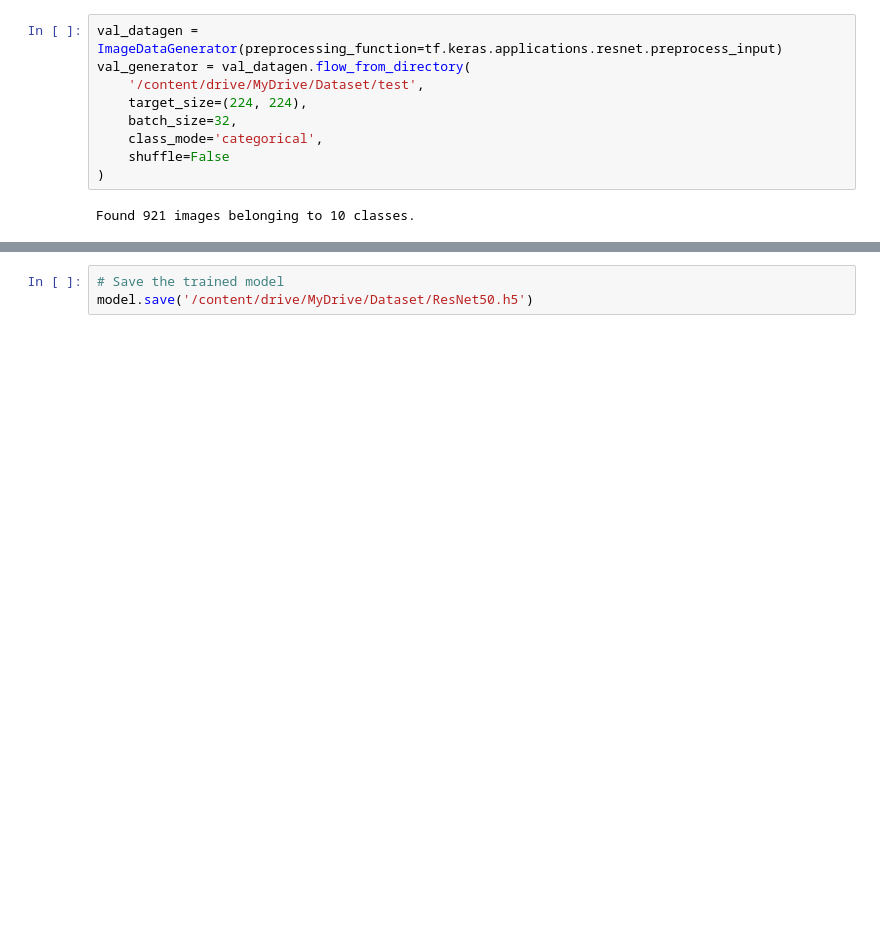
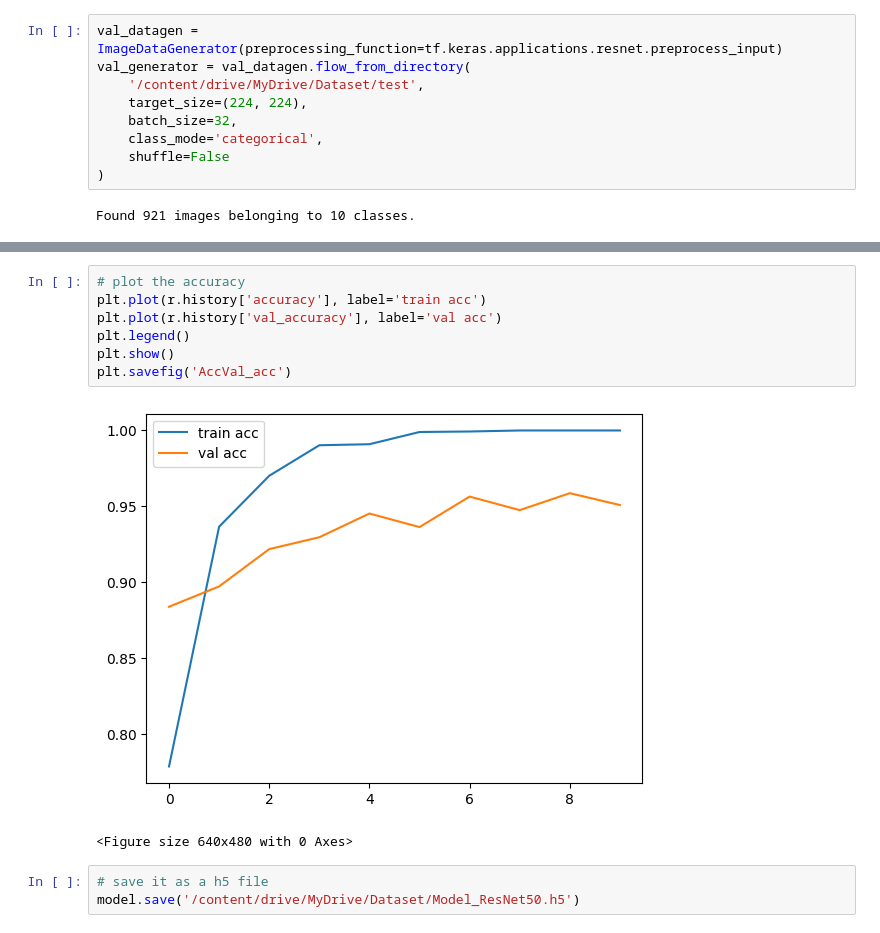
Before and after one commit to anaghapk2000/Python-Learning-Assignments, a Jupyter notebook: ResNet50.ipynb, the cells around one changed output, grey strips where cells are left out. Saved outputs shown, nothing was run; the diff lists cells and outputs as text; blank space fills up the shorter version.

```diff
--- a/ResNet50.ipynb
+++ b/ResNet50.ipynb
@@ -82,6 +108,16 @@ Epoch 5/5
+# %%
+# plot the accuracy
+plt.plot(r.history['accuracy'], label='train acc')
+plt.plot(r.history['val_accuracy'], label='val acc')
+plt.legend()
+plt.show()
+plt.savefig('AccVal_acc')
+# %% [output]
+[figure, added]
+<Figure size 640x480 with 0 Axes>
 # %%
-# Save the trained model
-model.save('/content/drive/MyDrive/Dataset/ResNet50.h5')
+# save it as a h5 file
+model.save('/content/drive/MyDrive/Dataset/Model_ResNet50.h5')
 # %%
 model.evaluate(val_generator)
 # %% [output]
```
Also changed, not shown: parts of 4 cells of this notebook.
